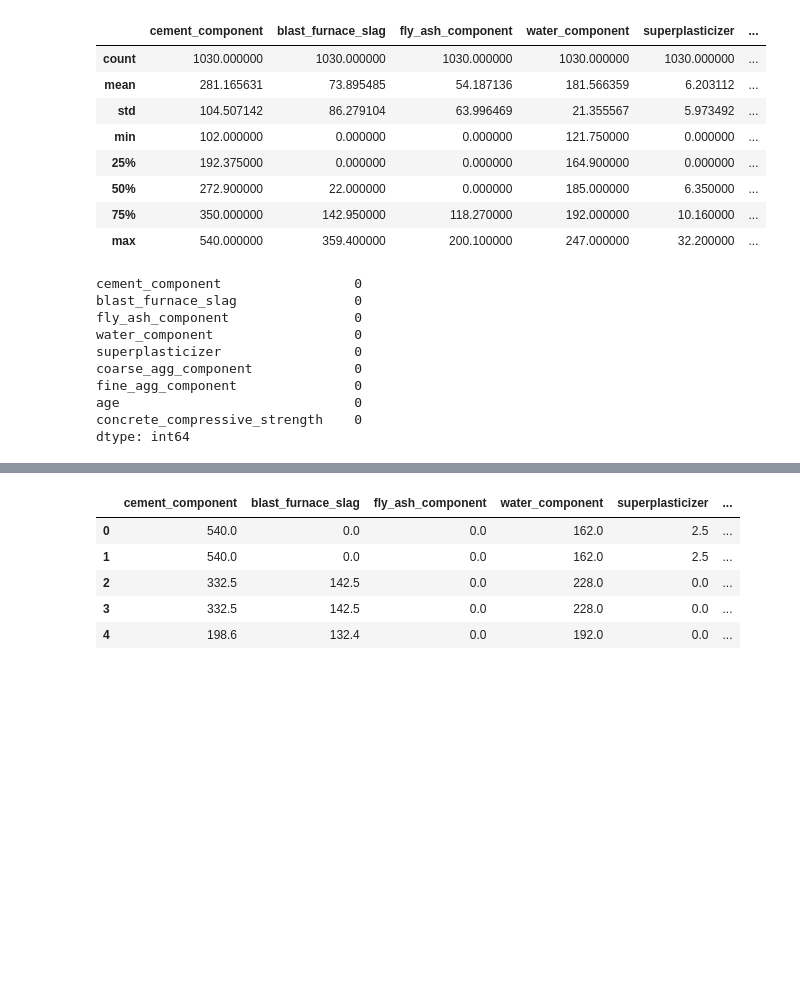
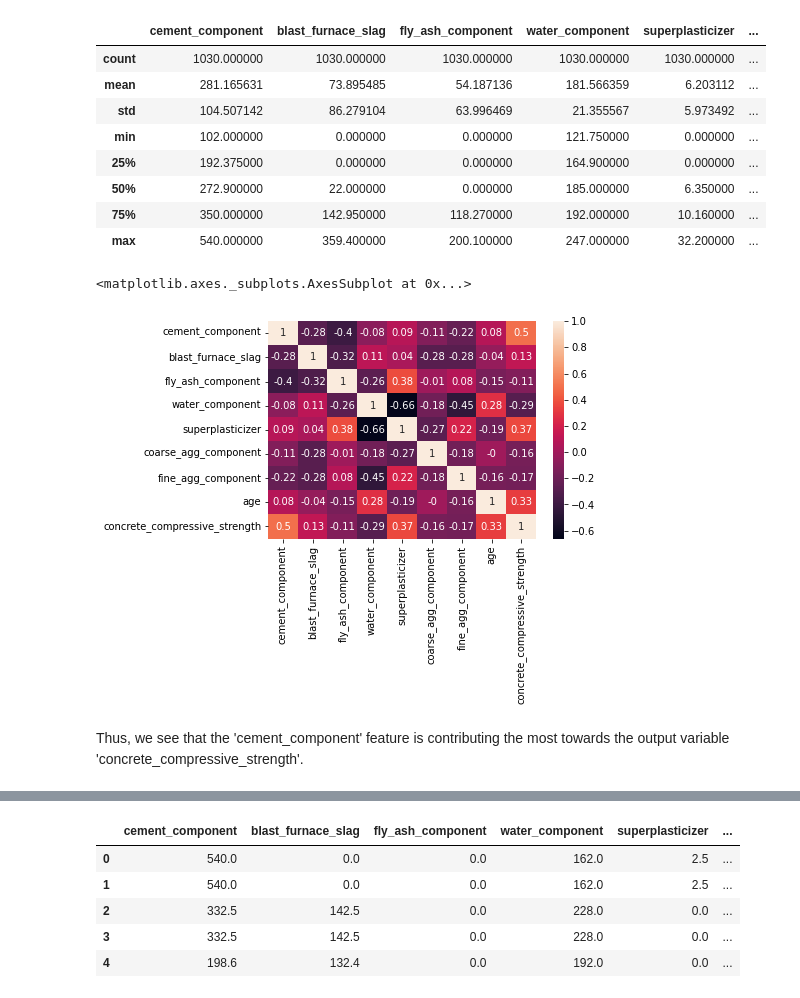
Before and after one commit to NeeteshDadwariya/CS6375, a Jupyter notebook: assignments/assignment1/part1.ipynb, the cells around one changed output, grey strips where cells are left out. Cells and saved outputs as stored; diff of their text form; code cells hidden in the pictures; blank space fills up the shorter version.

```diff
--- a/assignments/assignment1/part1.ipynb
+++ b/assignments/assignment1/part1.ipynb
@@ -33,16 +31,13 @@ df.describe()
 | 50% | 272.900000 | 22.000000 | 0.000000 | 185.000000 | 6.350000 | ... |
 | 75% | 350.000000 | 142.950000 | 118.270000 | 192.000000 | 10.160000 | ... |
 | max | 540.000000 | 359.400000 | 200.100000 | 247.000000 | 32.200000 | ... |
-# %%
-df.isnull().sum()
-# %% [output]
-cement_component                 0
-blast_furnace_slag               0
-fly_ash_component                0
-water_component                  0
-superplasticizer                 0
-coarse_agg_component             0
-fine_agg_component               0
-age                              0
-concrete_compressive_strength    0
-dtype: int64
+# %%
+#Constructing heatmap on the dataset
+correlation_matrix = df.corr().round(2)
+# %%
+sb.heatmap(data=correlation_matrix, annot=True)
+# %% [output]
+<matplotlib.axes._subplots.AxesSubplot at 0x...>
+[figure, added]
+# %% [markdown]
+Thus, we see that the 'cement_component' feature is contributing the most towards the output variable 'concrete_compressive_strength'.
```
Also changed, not shown: parts of 7 cells of this notebook.
